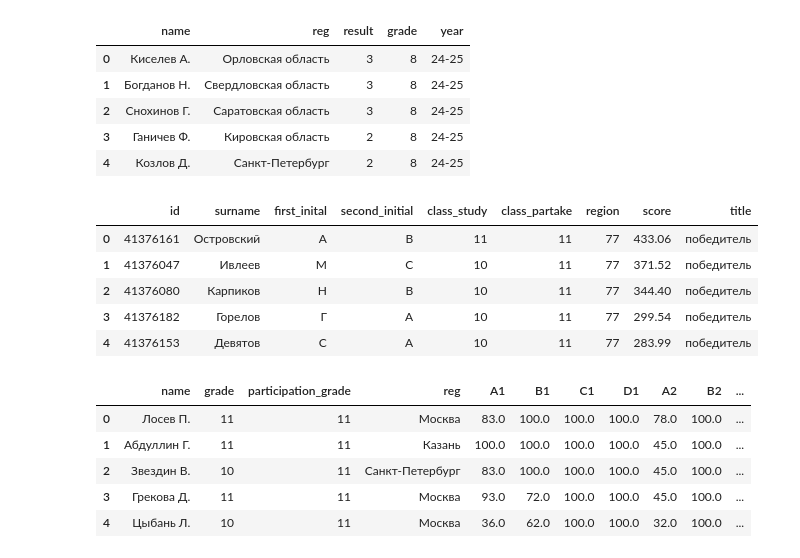
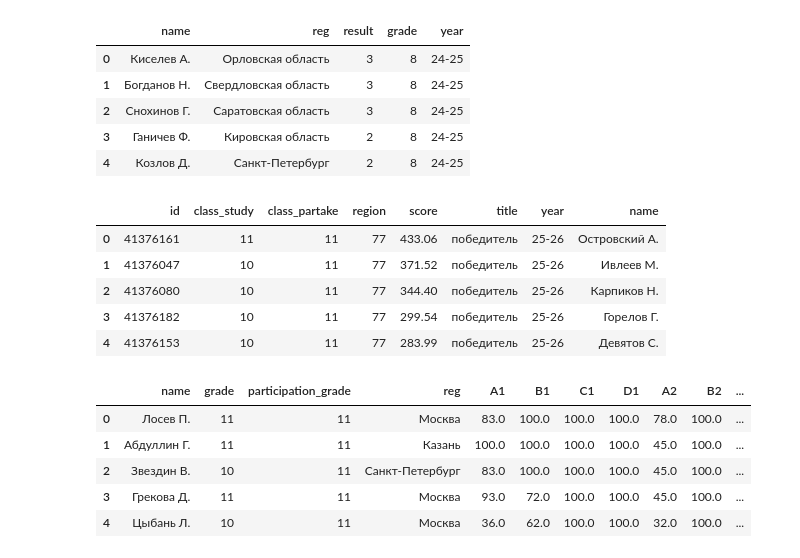
Before and after one commit to VladG00dmanPersonal/LMSH_AI_HACK, a Jupyter notebook: src/Vlad/EDA.ipynb, the cells around one changed output. Saved outputs shown, nothing was run; the diff lists cells and outputs as text; code cells hidden in the pictures.

```diff
--- a/src/Vlad/EDA.ipynb
+++ b/src/Vlad/EDA.ipynb
@@ -728,7 +731,9 @@ dtype: int64
 # %% [markdown]
 ### Bit of preparing
 # %%
-df_MOSH2526.to_csv(preprocessed_data_dir + 'mosh.csv', index=False)
+df_MOSH = df_MOSH2526.copy()
+df_MOSH['year'] = '25-26'
+# df_MOSH.to_csv(preprocessed_data_dir + 'mosh.csv', index=False)
 # %% [markdown]
 ---
 # %% [markdown]
@@ -1345,14 +1358,16 @@ df_itmo.head()
 | 3 | Ганичев Ф. | Кировская область | 2 | 8 | 24-25 |
 | 4 | Козлов Д. | Санкт-Петербург | 2 | 8 | 24-25 |
 # %%
-df_MOSH2526.head()
+df_MOSH['name'] = df_MOSH['surname'] + ' ' + df_MOSH['first_inital'] + '.'
+df_MOSH = df_MOSH.drop(columns=['surname', 'first_inital', 'second_initial'])
+df_MOSH.head()
 # %% [output]
-|  | id | surname | first_inital | second_initial | class_study | class_partake | region | score | title |
-| 0 | 41376161 | Островский | А | В | 11 | 11 | 77 | 433.06 | победитель |
-| 1 | 41376047 | Ивлеев | М | С | 10 | 11 | 77 | 371.52 | победитель |
-| 2 | 41376080 | Карпиков | Н | В | 10 | 11 | 77 | 344.40 | победитель |
-| 3 | 41376182 | Горелов | Г | А | 10 | 11 | 77 | 299.54 | победитель |
-| 4 | 41376153 | Девятов | С | А | 10 | 11 | 77 | 283.99 | победитель |
+|  | id | class_study | class_partake | region | score | title | year | name |
+| 0 | 41376161 | 11 | 11 | 77 | 433.06 | победитель | 25-26 | Островский А. |
+| 1 | 41376047 | 10 | 11 | 77 | 371.52 | победитель | 25-26 | Ивлеев М. |
+| 2 | 41376080 | 10 | 11 | 77 | 344.40 | победитель | 25-26 | Карпиков Н. |
+| 3 | 41376182 | 10 | 11 | 77 | 299.54 | победитель | 25-26 | Горелов Г. |
+| 4 | 41376153 | 10 | 11 | 77 | 283.99 | победитель | 25-26 | Девятов С. |
 # %%
 df_open.head()
 # %% [output]
```
Also changed, not shown: parts of 24 cells of this notebook, 7 other files.
